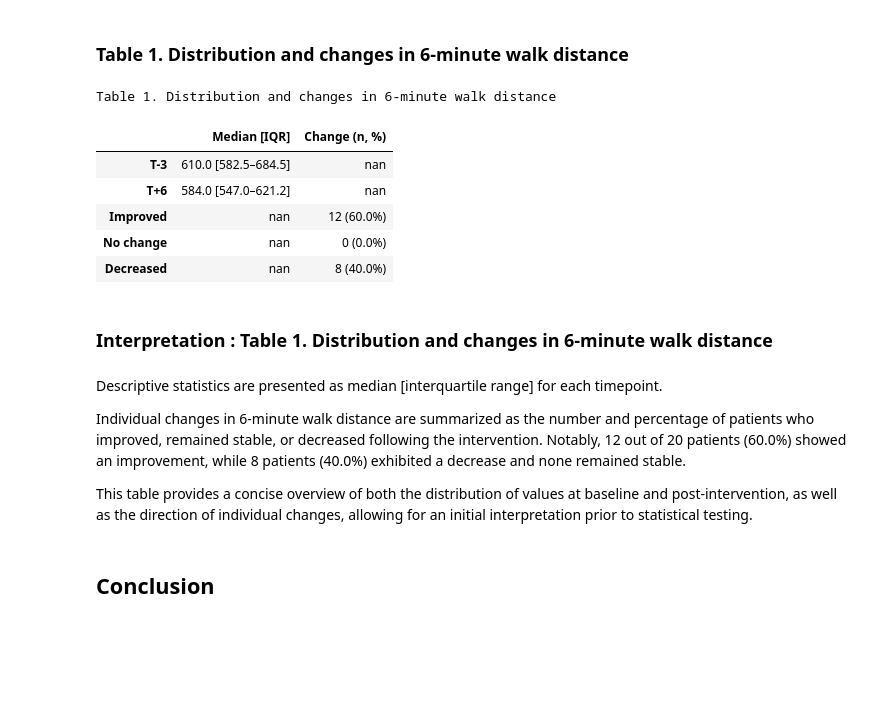
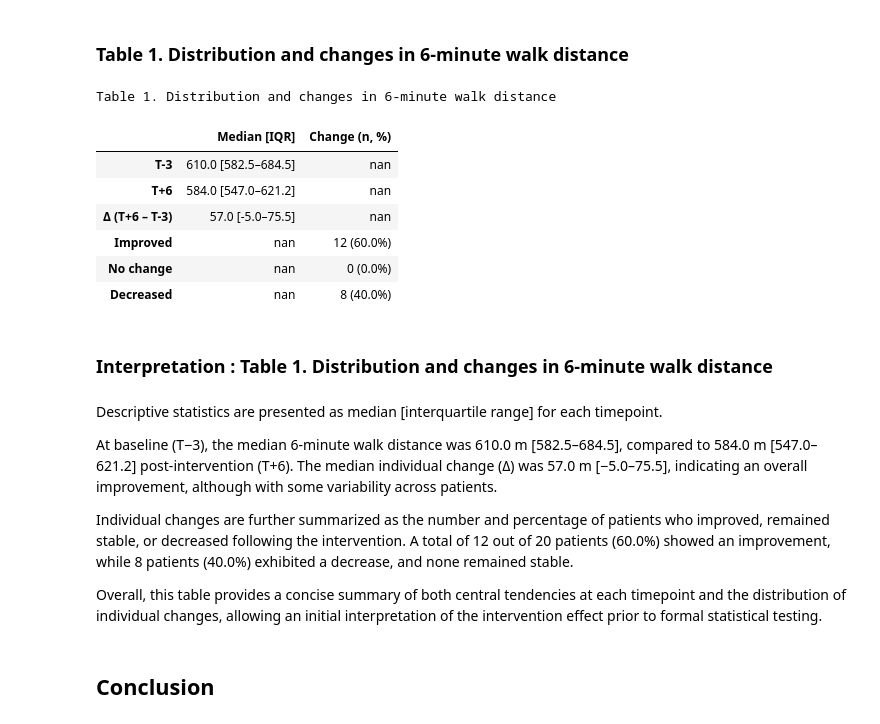
Before and after one commit to chloelaignel31-boop/Laignel.Chloe, a Jupyter notebook: Marfan_Power.ipynb, the cells around one changed output. Saved outputs shown, nothing was run; the diff lists cells and outputs as text; code cells hidden in the pictures; blank space fills up the shorter version.

Commit message:
update table 1

```diff
--- a/Marfan_Power.ipynb
+++ b/Marfan_Power.ipynb
@@ -401,7 +401,7 @@ Overall, these exploratory analyses support the use of a non-parametric statisti
 import pandas as pd
 import matplotlib.pyplot as plt
 
-# ---- 1. FORMAT MEDIAN [IQR] ----
+# Format median[IQR]
 summary_table = distance_long.groupby("time")["distance"].agg(
     Median="median",
     Q1=lambda x: x.quantile(0.25),
@@ -421,8 +421,18 @@ summary_table = summary_table[["Median [IQR]"]]
 # Rename index
 summary_table.index = ["T-3", "T+6"]
 
+# delta median[IQR]
+delta_median = data_inclus["delta_6mwt"].median()
+delta_q1 = data_inclus["delta_6mwt"].quantile(0.25)
+delta_q3 = data_inclus["delta_6mwt"].quantile(0.75)
 
-# ---- 2. DELTA SUMMARY ----
+delta_summary = pd.DataFrame({
+    "Median [IQR]": [
+        f"{round(delta_median,1)} [{round(delta_q1,1)}–{round(delta_q3,1)}]"
+    ]
+}, index=["Δ (T+6 – T-3)"])
+
+# Delta summary
 improvement = (data_inclus["delta_6mwt"] > 0).sum()
 no_change = (data_inclus["delta_6mwt"] == 0).sum()
 decrease = (data_inclus["delta_6mwt"] < 0).sum()
@@ -438,41 +448,42 @@ delta_table = pd.DataFrame({
 }, index=["Improved", "No change", "Decreased"])
 
 
-# ---- 3. FINAL TABLE (STACKED CLEAN) ----
-final_table = pd.concat([summary_table, delta_table])
+# Final table
+final_table = pd.concat([summary_table, delta_summary, delta_table])
 
 
-# ---- 4. EXPORT PDF ----
+# Export PDF
 fig, ax = plt.subplots(figsize=(6,4))
 ax.axis('off')
 
 table = ax.table(
     cellText=final_table.values,
     colLabels=final_table.columns,
     rowLabels=final_table.index,
     loc='center'
 )
 
 # Title
 plt.title(
     "Table 1. Distribution and changes in 6-minute walk distance",
     fontsize=12,
     pad=20
 )
 
 plt.savefig("figures/Table_1_Distribution_and_changes_in_6-minute_walk_distance.pdf", bbox_inches="tight")
 plt.close()
 
 from IPython.display import display
 
 display(final_table.style.set_caption(
     "Table 1. Distribution and changes in 6-minute walk distance"
 ))
 # %% [output]
 Table 1. Distribution and changes in 6-minute walk distance
 |  | Median [IQR] | Change (n, %) |
 | T-3 | 610.0 [582.5–684.5] | nan |
 | T+6 | 584.0 [547.0–621.2] | nan |
+| Δ (T+6 – T-3) | 57.0 [-5.0–75.5] | nan |
 | Improved | nan | 12 (60.0%) |
 | No change | nan | 0 (0.0%) |
 | Decreased | nan | 8 (40.0%) |
@@ -481,9 +492,11 @@ Table 1. Distribution and changes in 6-minute walk distance
 # %% [markdown]
 Descriptive statistics are presented as median [interquartile range] for each timepoint.
 
-Individual changes in 6-minute walk distance are summarized as the number and percentage of patients who improved, remained stable, or decreased following the intervention. Notably, 12 out of 20 patients (60.0%) showed an improvement, while 8 patients (40.0%) exhibited a decrease and none remained stable.
+At baseline (T−3), the median 6-minute walk distance was 610.0 m [582.5–684.5], compared to 584.0 m [547.0–621.2] post-intervention (T+6). The median individual change (Δ) was 57.0 m [−5.0–75.5], indicating an overall improvement, although with some variability across patients.
 
-This table provides a concise overview of both the distribution of values at baseline and post-intervention, as well as the direction of individual changes, allowing for an initial interpretation prior to statistical testing.
+Individual changes are further summarized as the number and percentage of patients who improved, remained stable, or decreased following the intervention. A total of 12 out of 20 patients (60.0%) showed an improvement, while 8 patients (40.0%) exhibited a decrease, and none remained stable.
+
+Overall, this table provides a concise summary of both central tendencies at each timepoint and the distribution of individual changes, allowing an initial interpretation of the intervention effect prior to formal statistical testing.
 # %% [markdown]
 ## Conclusion
 # %% [markdown]
```
Also changed, not shown: parts of 1 cell of this notebook, 6 other files.
